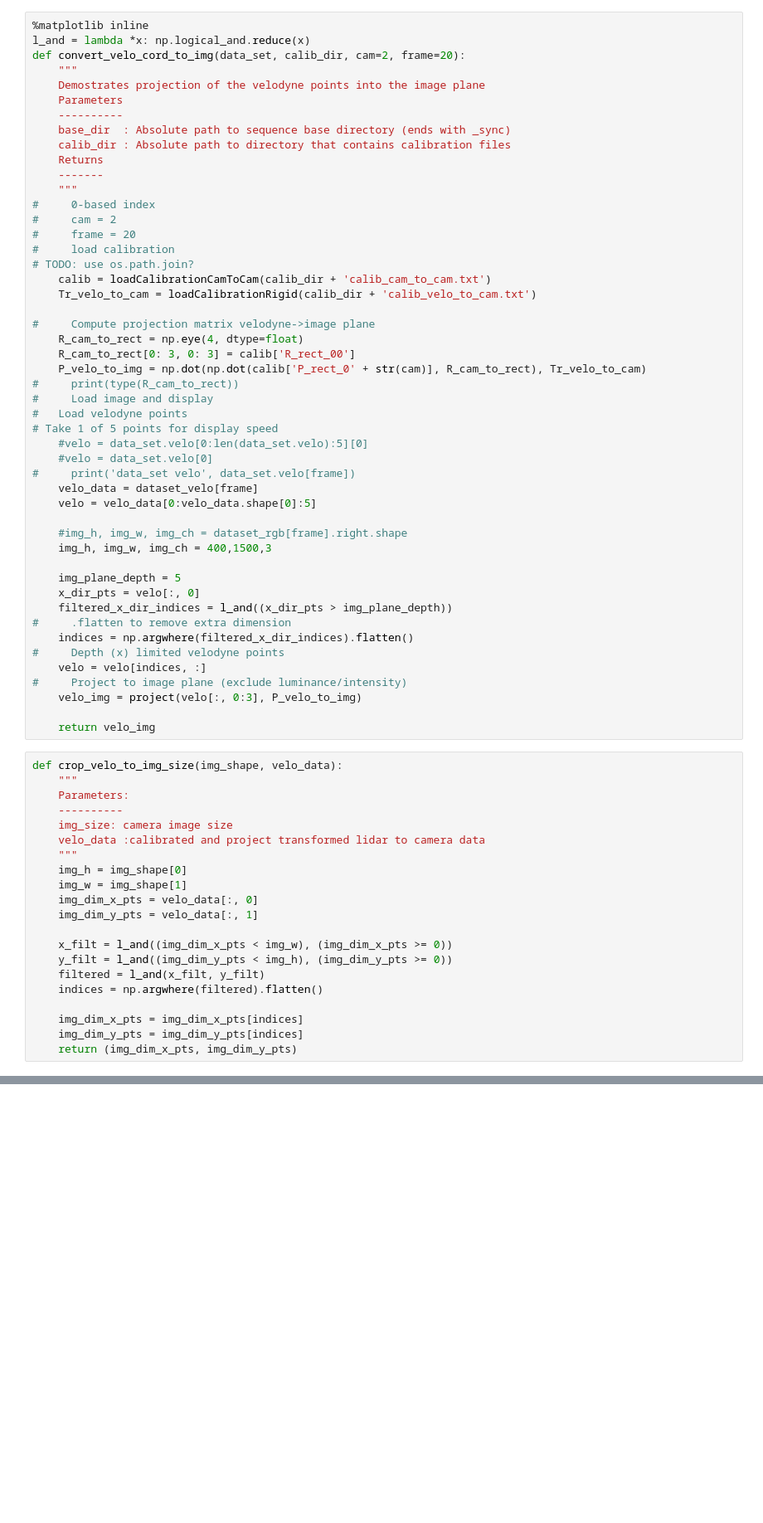
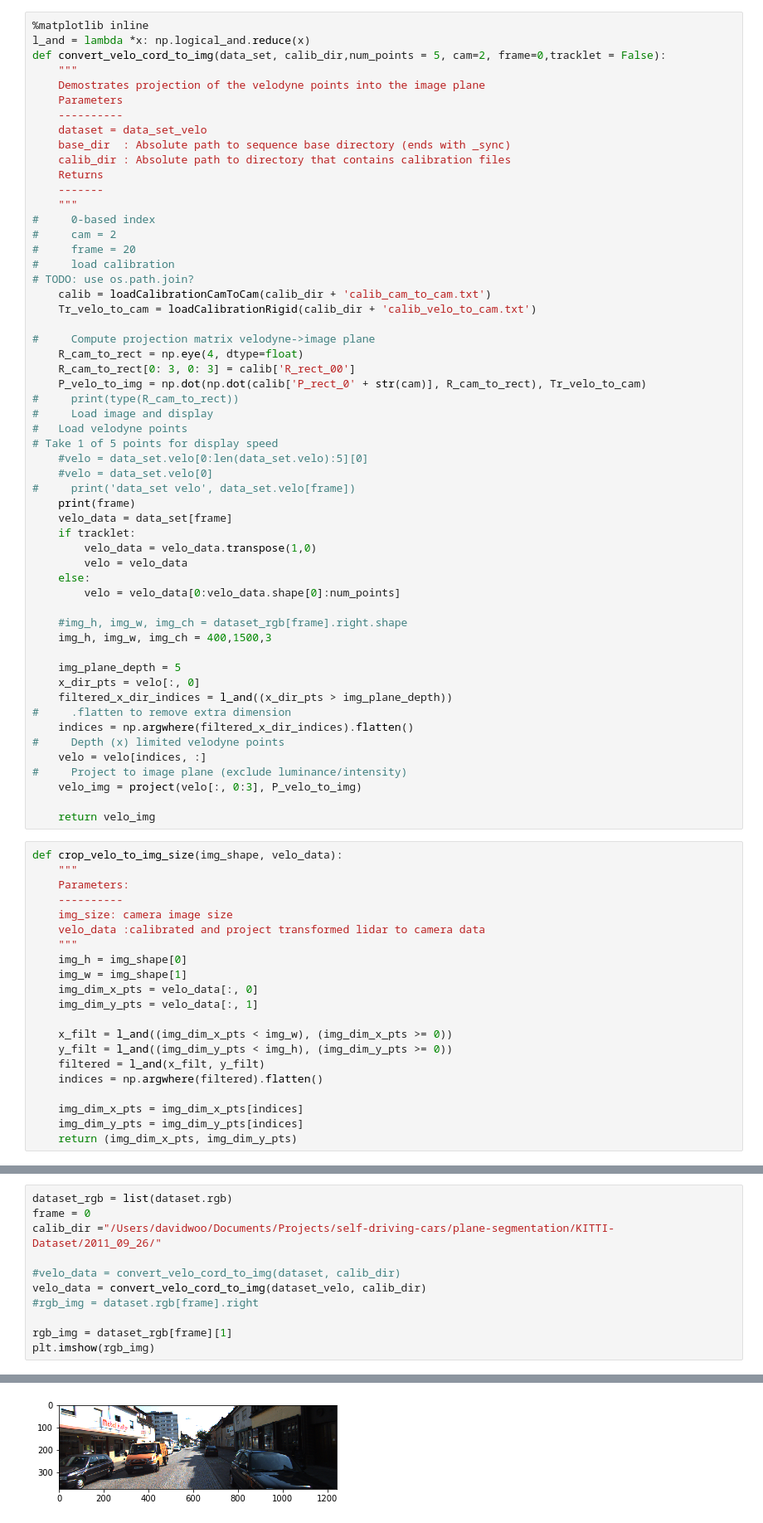
Before and after one commit to david-woo-instacart/self-driving-cars, a Jupyter notebook: plane-segmentation/Plane-segmentation.ipynb, the cells around one changed output, grey strips where cells are left out. Shown at 83% size. Drawn from its saved outputs; the diff is of its cells as text; blank space fills up the shorter version.

```diff
--- a/plane-segmentation/Plane-segmentation.ipynb
+++ b/plane-segmentation/Plane-segmentation.ipynb
@@ -393,11 +332,12 @@ def project(p_in, T):
 # %%
 %matplotlib inline
 l_and = lambda *x: np.logical_and.reduce(x)
-def convert_velo_cord_to_img(data_set, calib_dir, cam=2, frame=20):
+def convert_velo_cord_to_img(data_set, calib_dir,num_points = 5, cam=2, frame=0,tracklet = False):
     """
     Demostrates projection of the velodyne points into the image plane
     Parameters
     ----------
+    dataset = data_set_velo
     base_dir  : Absolute path to sequence base directory (ends with _sync)
     calib_dir : Absolute path to directory that contains calibration files
     Returns
@@ -422,8 +362,13 @@ def convert_velo_cord_to_img(data_set, calib_dir, cam=2, frame=20):
     #velo = data_set.velo[0:len(data_set.velo):5][0]
     #velo = data_set.velo[0]
 #     print('data_set velo', data_set.velo[frame])
-    velo_data = dataset_velo[frame]
-    velo = velo_data[0:velo_data.shape[0]:5]
+    print(frame)
+    velo_data = data_set[frame]
+    if tracklet:
+        velo_data = velo_data.transpose(1,0)
+        velo = velo_data
+    else:
+        velo = velo_data[0:velo_data.shape[0]:num_points]
 
     #img_h, img_w, img_ch = dataset_rgb[frame].right.shape
     img_h, img_w, img_ch = 400,1500,3
@@ -475,0 +423,12 @@ dataset.rgb
+# %%
+dataset_rgb = list(dataset.rgb)
+frame = 0
+calib_dir ="/Users/davidwoo/Documents/Projects/self-driving-cars/plane-segmentation/KITTI-Dataset/2011_09_26/"
+
+#velo_data = convert_velo_cord_to_img(dataset, calib_dir)
+velo_data = convert_velo_cord_to_img(dataset_velo, calib_dir)
+#rgb_img = dataset.rgb[frame].right
+
+rgb_img = dataset_rgb[frame][1]
+plt.imshow(rgb_img)
+# %% [output]
@@ -476 +437,2 @@ dataset.rgb
+[figure, added]
 # %%
```
Also changed, not shown: parts of 33 cells of this notebook.
